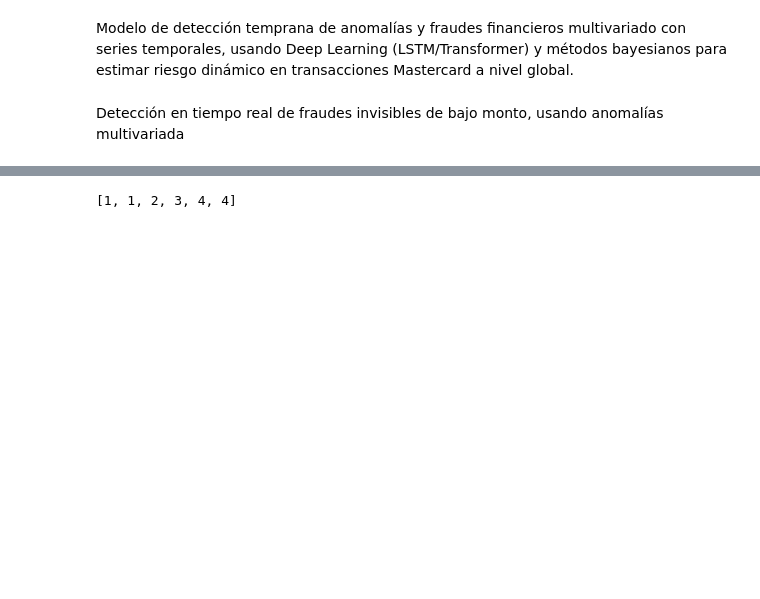
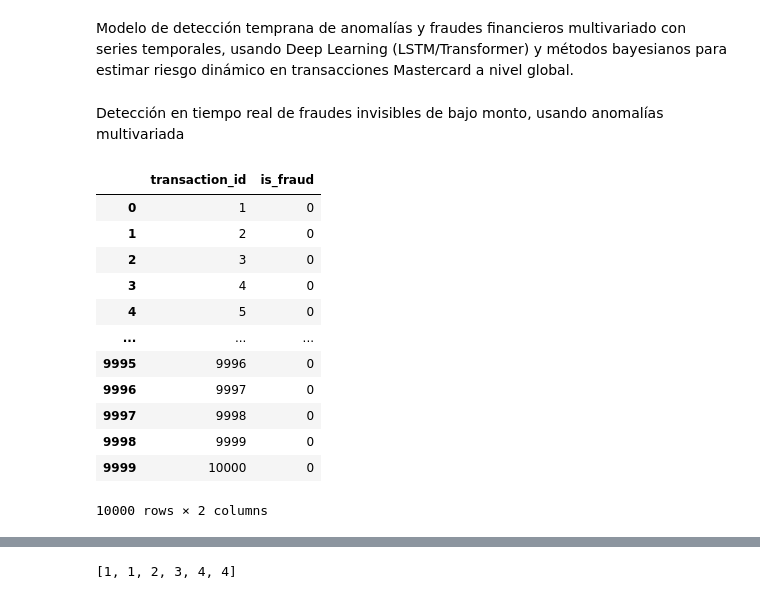
Before and after one commit to MatiasSiles/MastercardSalesOptimization, a Jupyter notebook: Fraud_Detection_Transactions.ipynb, the cells around one changed output, grey strips where cells are left out. Saved outputs shown, nothing was run; the diff lists cells and outputs as text; code cells hidden in the pictures; blank space fills up the shorter version.

```diff
--- a/Fraud_Detection_Transactions.ipynb
+++ b/Fraud_Detection_Transactions.ipynb
@@ -26,3 +26,21 @@ df_transactions = pd.read_sql("SELECT * FROM transactions", connection_db)
 df_fraud_labels = pd.read_sql("SELECT * FROM fraud_labels", connection_db)
 
 connection_db.close()
+# %%
+df_fraud_labels
+# income, amount, age, statuscard, issue_yearcard, risk_score, timestamp
+# target = is_fraud
+# %% [output]
+|  | transaction_id | is_fraud |
+| 0 | 1 | 0 |
+| 1 | 2 | 0 |
+| 2 | 3 | 0 |
+| 3 | 4 | 0 |
+| 4 | 5 | 0 |
+| ... | ... | ... |
+| 9995 | 9996 | 0 |
+| 9996 | 9997 | 0 |
+| 9997 | 9998 | 0 |
+| 9998 | 9999 | 0 |
+| 9999 | 10000 | 0 |
+10000 rows × 2 columns
```
Also changed, not shown: parts of 7 cells of this notebook.
